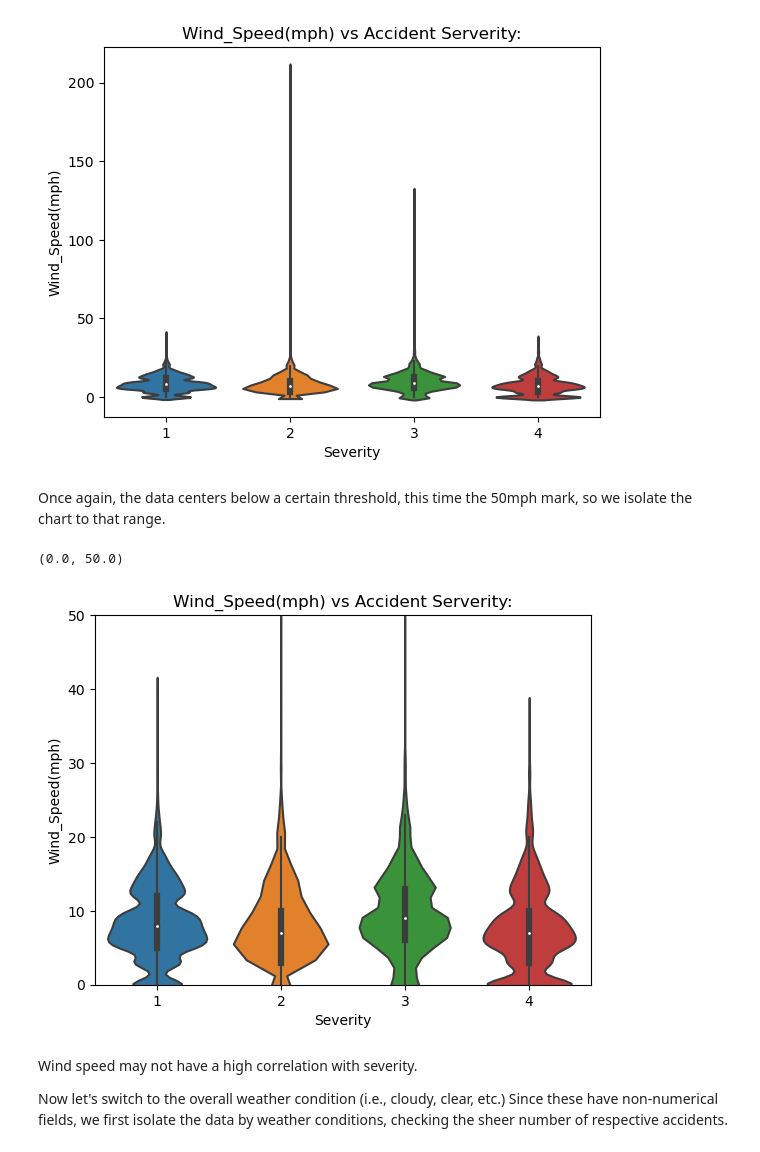
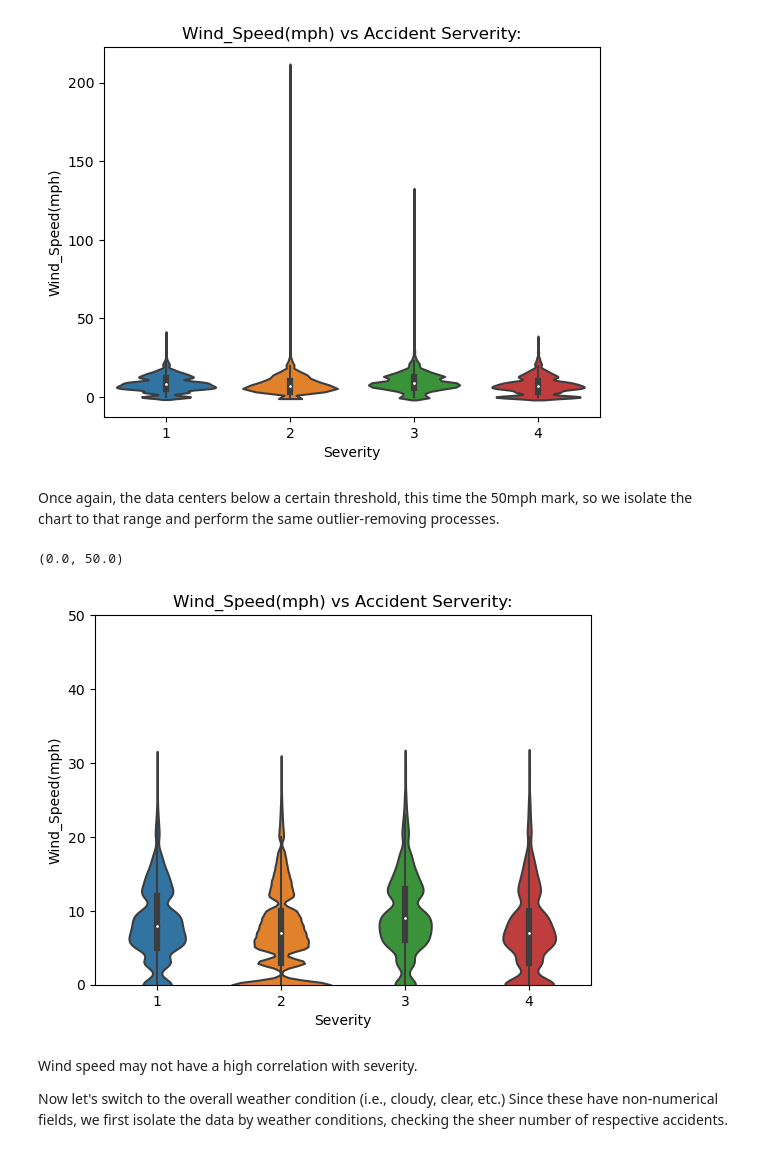
Before and after one commit to Anubis-vc/Anubis-vc.github.io, a Jupyter notebook: FinalProject.ipynb, the cells around one changed output. Saved outputs shown, nothing was run; the diff lists cells and outputs as text; code cells hidden in the pictures.

Commit message:
Removed Outliers from Some Plots

```diff
--- a/FinalProject.ipynb
+++ b/FinalProject.ipynb
@@ -235,14 +248,20 @@ plt.title("Wind_Speed(mph) vs Accident Serverity:")
 Text(0.5, 1.0, 'Wind_Speed(mph) vs Accident Serverity:')
 [figure]
 # %% [markdown]
-Once again, the data centers below a certain threshold, this time the 50mph mark, so we isolate the chart to that range.
+Once again, the data centers below a certain threshold, this time the 50mph mark, so we isolate the chart to that range and perform the same outlier-removing processes.
 # %%
-sns.violinplot(x ="Severity", y = "Wind_Speed(mph)", data = df)
+mean_wind = df['Wind_Speed(mph)'].mean()
+std_wind = df['Wind_Speed(mph)'].std()
+
+clean_wind = df[(df['Wind_Speed(mph)'] <= mean_wind + (4*std_wind))]
+clean_wind = clean_wind[(clean_wind['Wind_Speed(mph)'] >= mean_wind - (4 * std_wind))]
+
+sns.violinplot(x ="Severity", y = "Wind_Speed(mph)", data = clean_wind)
 plt.title("Wind_Speed(mph) vs Accident Serverity:")
 plt.ylim(0, 50)
 # %% [output]
 (0.0, 50.0)
-[figure, old version]
+[figure, new version]
 # %% [markdown]
 Wind speed may not have a high correlation with severity.
 
```
Also changed, not shown: parts of 5 cells of this notebook.
